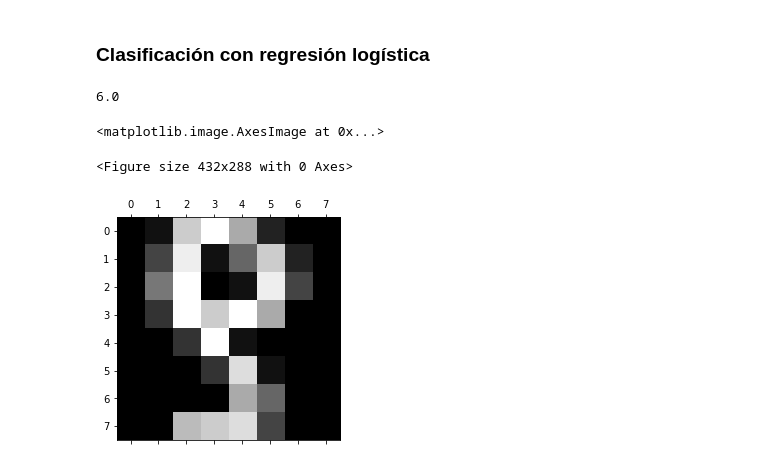
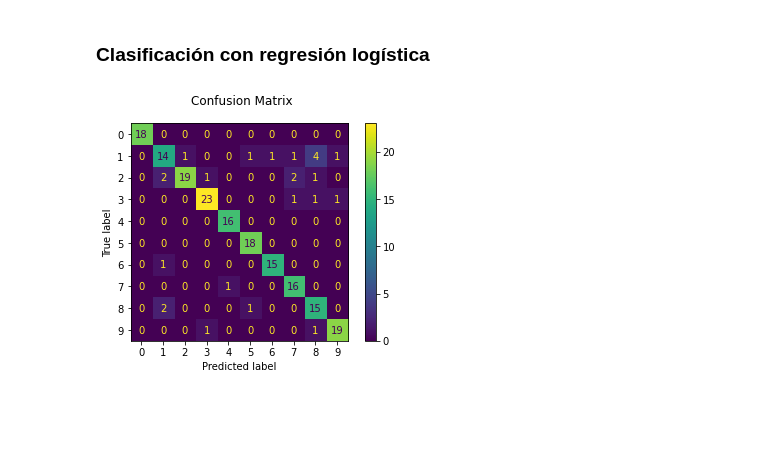
Before and after one commit to estebanhernandezr/Entregas-Semanales, a Jupyter notebook: Untitled22.ipynb, the cells around one changed output. Cells and saved outputs as stored; diff of their text form; code cells hidden in the pictures; blank space fills up the shorter version.

```diff
--- a/Untitled22.ipynb
+++ b/Untitled22.ipynb
@@ -464,17 +472,45 @@ def decision_function(imagen):
 
     sorted_probs = sorted(probs,key=itemgetter(1))
     return sorted_probs[-1][0]
-# %%
-idx = 1100
-imagen = [X.iloc[idx, :]]
-decision_function(imagen)
-# %% [output]
-6.0
-# %%
-imagen_original = digits_dataframe.iloc[idx, : -1]
-plt.gray()
-plt.matshow(np.array(imagen_original).reshape(8,8))
-# %% [output]
-<matplotlib.image.AxesImage at 0x...>
-<Figure size 432x288 with 0 Axes>
-[figure, removed]
+# %%
+def confusion_matrix_log_reg():
+    model0 = one_vs_all_logist_reg(datos=df_desvs, clase=0)
+    model1 = one_vs_all_logist_reg(datos=df_desvs, clase=1)
+    model2 = one_vs_all_logist_reg(datos=df_desvs, clase=2)
+    model3 = one_vs_all_logist_reg(datos=df_desvs, clase=3)
+    model4 = one_vs_all_logist_reg(datos=df_desvs, clase=4)
+    model5 = one_vs_all_logist_reg(datos=df_desvs, clase=5)
+    model6 = one_vs_all_logist_reg(datos=df_desvs, clase=6)
+    model7 = one_vs_all_logist_reg(datos=df_desvs, clase=7)
+    model8 = one_vs_all_logist_reg(datos=df_desvs, clase=8)
+    model9 = one_vs_all_logist_reg(datos=df_desvs, clase=9)
+
+    X_train_log_reg = X_train
+    X_test_log_reg = X_test
+    y_train_log_reg = y_train
+    y_test_log_reg = y_test
+    y_pred_log_reg = []
+    for i in range(len(X_test_log_reg)):
+        fila = [X_test_log_reg.iloc[i, :]]
+        probs = []
+        probs.append([0, float(model0.predict_proba(fila)[0][0])])
+        probs.append([1, float(model1.predict_proba(fila)[0][0])])
+        probs.append([2, float(model2.predict_proba(fila)[0][0])])
+        probs.append([3, float(model3.predict_proba(fila)[0][0])])
+        probs.append([4, float(model4.predict_proba(fila)[0][0])])
+        probs.append([5, float(model5.predict_proba(fila)[0][0])])
+        probs.append([6, float(model6.predict_proba(fila)[0][0])])
+        probs.append([7, float(model7.predict_proba(fila)[0][0])])
+        probs.append([8, float(model8.predict_proba(fila)[0][0])])
+        probs.append([9, float(model9.predict_proba(fila)[0][0])])
+        sorted_probs = sorted(probs,key=itemgetter(1))
+        y_pred_log_reg.append(sorted_probs[-1][0])
+
+    disp = metrics.ConfusionMatrixDisplay.from_predictions(y_test_log_reg, y_pred_log_reg)
+    disp.figure_.suptitle("Confusion Matrix")
+
+    plt.show()
+# %%
+confusion_matrix_log_reg()
+# %% [output]
+[figure, added]
```
Also changed, not shown: parts of 6 cells of this notebook.
